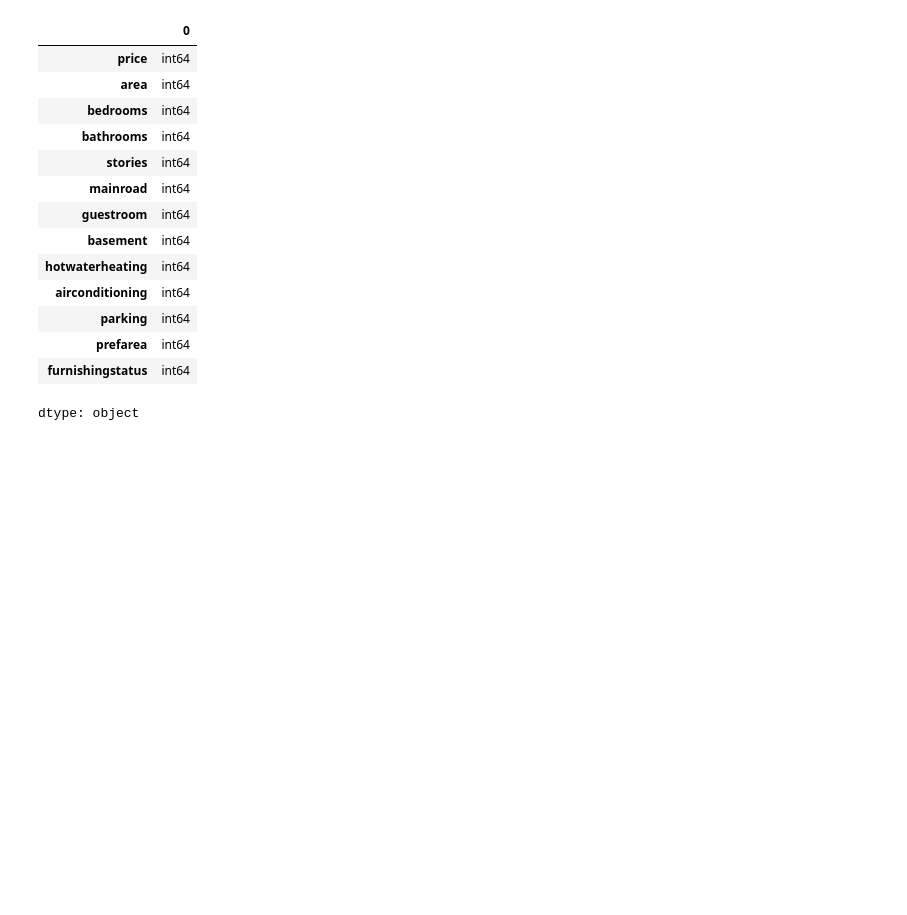
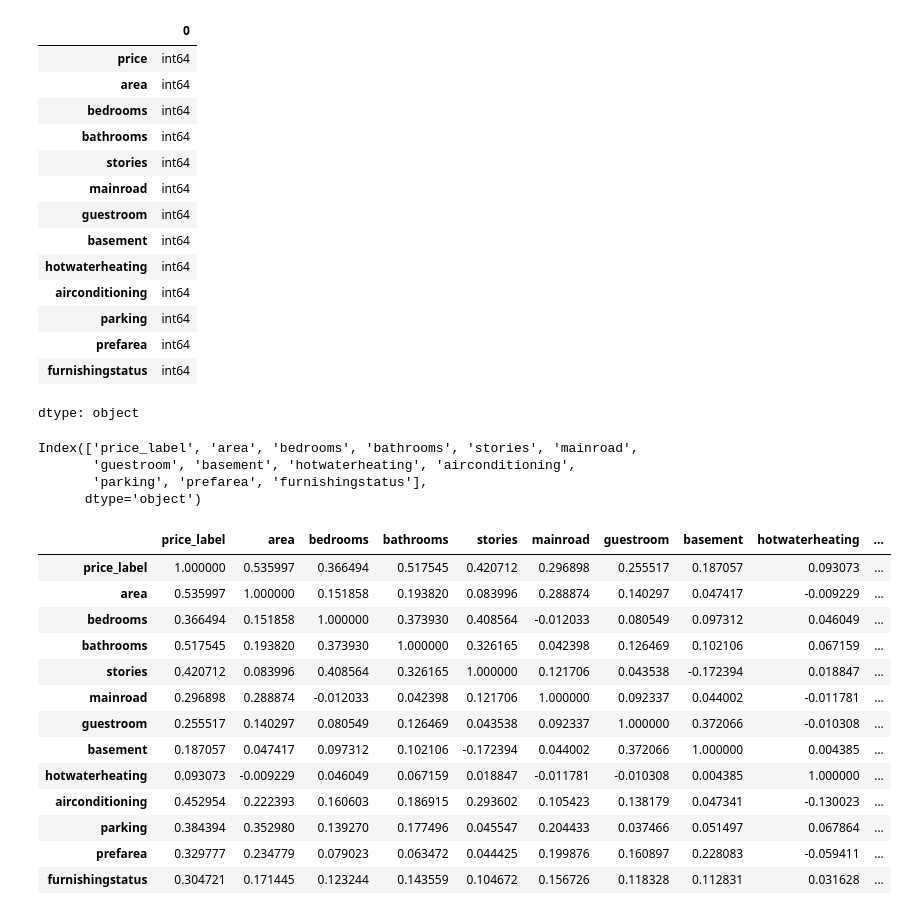
Before and after one commit to baseerx/House_Pricing, a Jupyter notebook: House_Prices.ipynb, the cells around one changed output. Cells and saved outputs as stored; diff of their text form; code cells hidden in the pictures; blank space fills up the shorter version.

```diff
--- a/House_Prices.ipynb
+++ b/House_Prices.ipynb
@@ -143,3 +143,29 @@ df.dtypes
 | prefarea | int64 |
 | furnishingstatus | int64 |
 dtype: object
+# %%
+df.rename(columns={'price':'price_label'},inplace=True)
+# %%
+df.columns
+# %% [output]
+Index(['price_label', 'area', 'bedrooms', 'bathrooms', 'stories', 'mainroad',
+       'guestroom', 'basement', 'hotwaterheating', 'airconditioning',
+       'parking', 'prefarea', 'furnishingstatus'],
+      dtype='object')
+# %%
+df.corr()
+# %% [output]
+|  | price_label | area | bedrooms | bathrooms | stories | mainroad | guestroom | basement | hotwaterheating | ... |
+| price_label | 1.000000 | 0.535997 | 0.366494 | 0.517545 | 0.420712 | 0.296898 | 0.255517 | 0.187057 | 0.093073 | ... |
+| area | 0.535997 | 1.000000 | 0.151858 | 0.193820 | 0.083996 | 0.288874 | 0.140297 | 0.047417 | -0.009229 | ... |
+| bedrooms | 0.366494 | 0.151858 | 1.000000 | 0.373930 | 0.408564 | -0.012033 | 0.080549 | 0.097312 | 0.046049 | ... |
+| bathrooms | 0.517545 | 0.193820 | 0.373930 | 1.000000 | 0.326165 | 0.042398 | 0.126469 | 0.102106 | 0.067159 | ... |
+| stories | 0.420712 | 0.083996 | 0.408564 | 0.326165 | 1.000000 | 0.121706 | 0.043538 | -0.172394 | 0.018847 | ... |
+| mainroad | 0.296898 | 0.288874 | -0.012033 | 0.042398 | 0.121706 | 1.000000 | 0.092337 | 0.044002 | -0.011781 | ... |
+| guestroom | 0.255517 | 0.140297 | 0.080549 | 0.126469 | 0.043538 | 0.092337 | 1.000000 | 0.372066 | -0.010308 | ... |
+| basement | 0.187057 | 0.047417 | 0.097312 | 0.102106 | -0.172394 | 0.044002 | 0.372066 | 1.000000 | 0.004385 | ... |
+| hotwaterheating | 0.093073 | -0.009229 | 0.046049 | 0.067159 | 0.018847 | -0.011781 | -0.010308 | 0.004385 | 1.000000 | ... |
+| airconditioning | 0.452954 | 0.222393 | 0.160603 | 0.186915 | 0.293602 | 0.105423 | 0.138179 | 0.047341 | -0.130023 | ... |
+| parking | 0.384394 | 0.352980 | 0.139270 | 0.177496 | 0.045547 | 0.204433 | 0.037466 | 0.051497 | 0.067864 | ... |
+| prefarea | 0.329777 | 0.234779 | 0.079023 | 0.063472 | 0.044425 | 0.199876 | 0.160897 | 0.228083 | -0.059411 | ... |
+| furnishingstatus | 0.304721 | 0.171445 | 0.123244 | 0.143559 | 0.104672 | 0.156726 | 0.118328 | 0.112831 | 0.031628 | ... |
```
Also changed, not shown: parts of 4 cells of this notebook.
